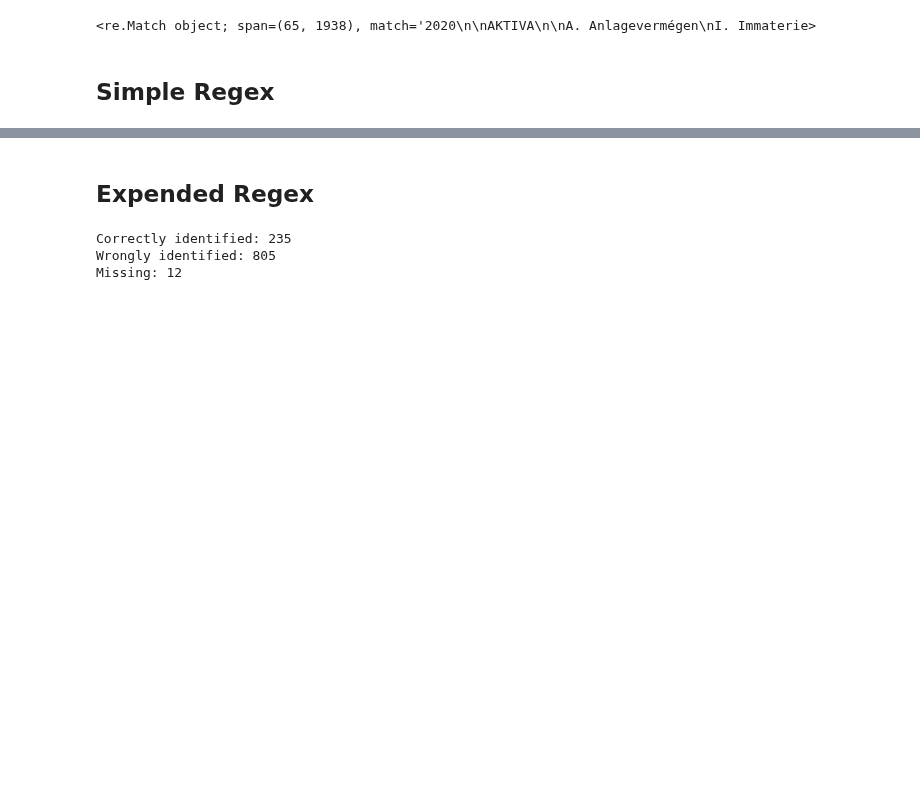
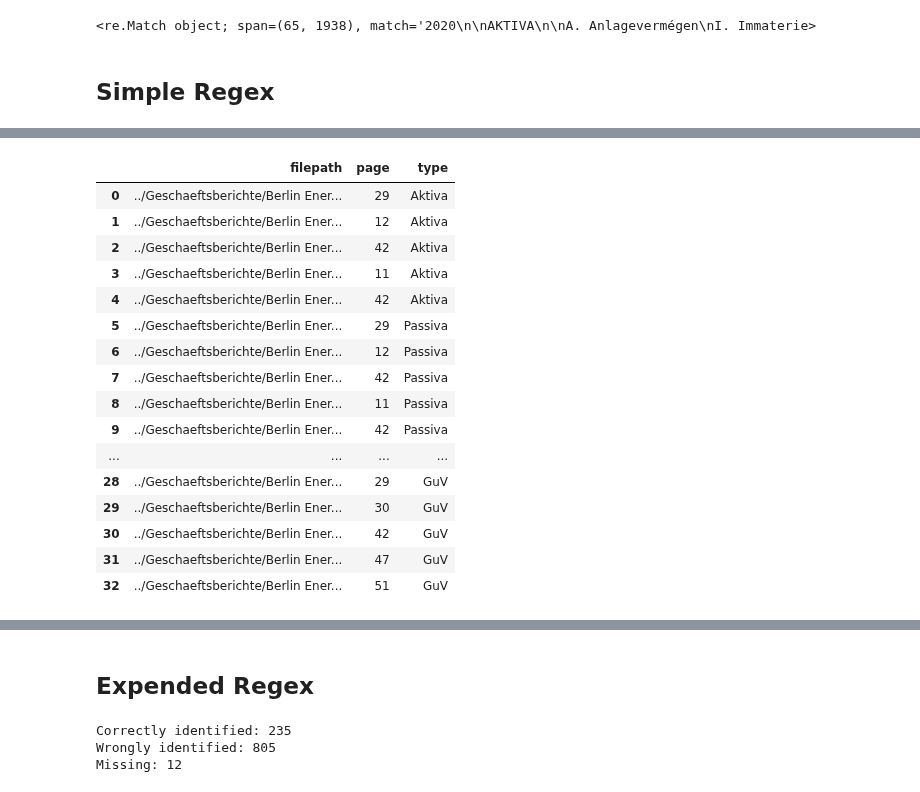
Before and after one commit to Famondir/Thesis, a Jupyter notebook: Python/page_detection_benchmark.ipynb, the cells around one changed output, grey strips where cells are left out. Drawn from its saved outputs; the diff is of its cells as text; code cells hidden in the pictures; blank space fills up the shorter version.

```diff
--- a/Python/page_detection_benchmark.ipynb
+++ b/Python/page_detection_benchmark.ipynb
@@ -242,0 +282,21 @@ Missing: 25
+# %%
+df = page_identifier_regex_1.get_dataframe()
+df
+# %% [output]
+|  | filepath | page | type |
+| 0 | ../Geschaeftsberichte/Berlin Ener... | 29 | Aktiva |
+| 1 | ../Geschaeftsberichte/Berlin Ener... | 12 | Aktiva |
+| 2 | ../Geschaeftsberichte/Berlin Ener... | 42 | Aktiva |
+| 3 | ../Geschaeftsberichte/Berlin Ener... | 11 | Aktiva |
+| 4 | ../Geschaeftsberichte/Berlin Ener... | 42 | Aktiva |
+| 5 | ../Geschaeftsberichte/Berlin Ener... | 29 | Passiva |
+| 6 | ../Geschaeftsberichte/Berlin Ener... | 12 | Passiva |
+| 7 | ../Geschaeftsberichte/Berlin Ener... | 42 | Passiva |
+| 8 | ../Geschaeftsberichte/Berlin Ener... | 11 | Passiva |
+| 9 | ../Geschaeftsberichte/Berlin Ener... | 42 | Passiva |
+| ... | ... | ... | ... |
+| 28 | ../Geschaeftsberichte/Berlin Ener... | 29 | GuV |
+| 29 | ../Geschaeftsberichte/Berlin Ener... | 30 | GuV |
+| 30 | ../Geschaeftsberichte/Berlin Ener... | 42 | GuV |
+| 31 | ../Geschaeftsberichte/Berlin Ener... | 47 | GuV |
+| 32 | ../Geschaeftsberichte/Berlin Ener... | 51 | GuV |
```
Also changed, not shown: parts of 12 cells of this notebook.
